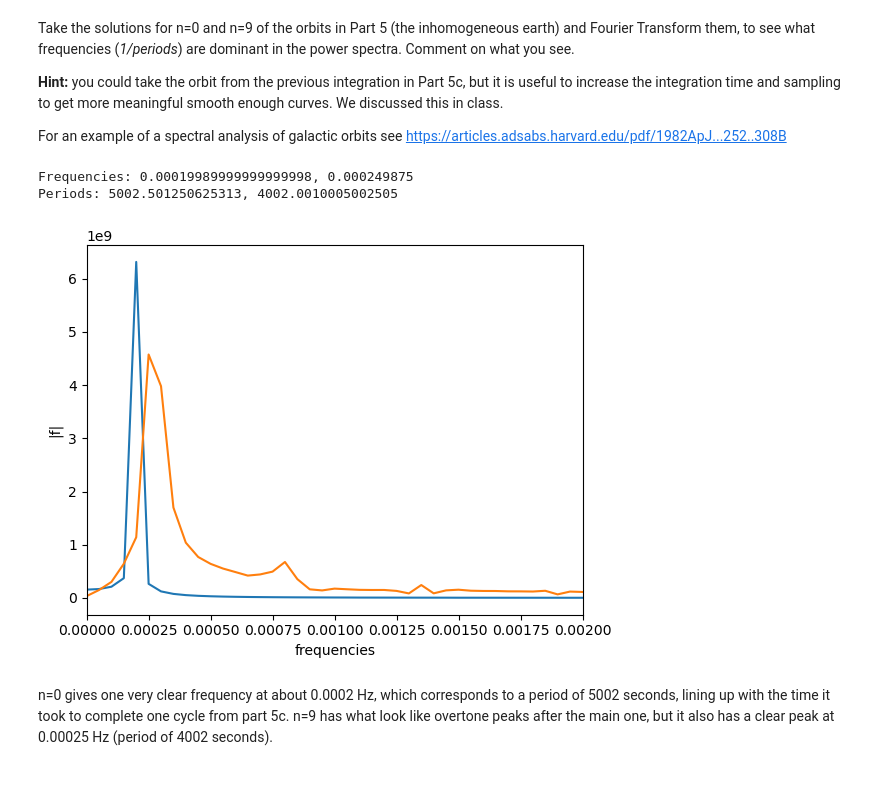
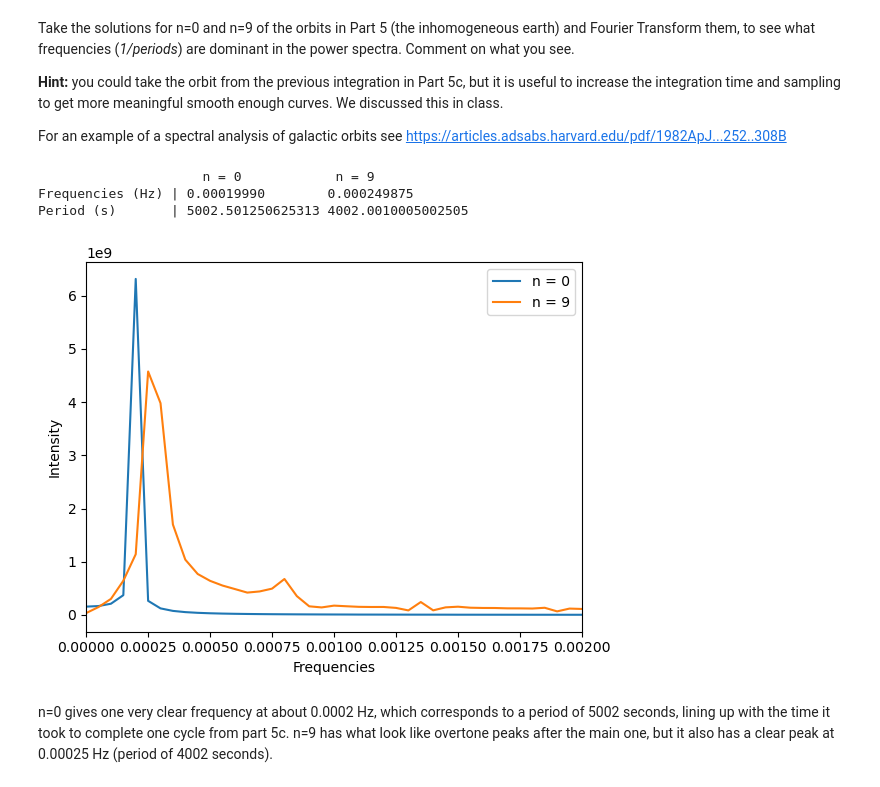
Before and after one commit to jmverma/PHYS265-spring26, a Jupyter notebook: Lab3/lab3.ipynb, the cells around one changed output. Cells and saved outputs as stored; diff of their text form; code cells hidden in the pictures.

```diff
--- a/Lab3/lab3.ipynb
+++ b/Lab3/lab3.ipynb
@@ -625,26 +625,29 @@ For an example of a spectral analysis of galactic orbits see https://articles.ad
 # %%
 solnx = np.linspace(0,20000,2000)
 n = 0
 soln0 = solve_ivp(F_s, t_span=[solnx.min(), solnx.max()], y0=[R,0], t_eval=solnx, args=(n,))
 n = 9
 soln9 = solve_ivp(F_s, t_span=[solnx.min(), solnx.max()], y0=[R,0], t_eval=solnx, args=(n,))
 
 f0 = np.fft.rfft(soln0.y[0])
 f9 = np.fft.rfft(soln9.y[0])
 freq = np.fft.rfftfreq(len(solnx),solnx[1]-solnx[0])
 
 fig, ax = plt.subplots()
-ax.plot(freq, np.abs(f0))
-ax.plot(freq, np.abs(f9))
-ax.set_xlabel("frequencies")
-ax.set_ylabel("|f|")
+ax.plot(freq, np.abs(f0), label="n = 0")
+ax.plot(freq, np.abs(f9), label="n = 9")
+ax.set_xlabel("Frequencies")
+ax.set_ylabel("Intensity")
 ax.set_xlim(0,0.002)
+ax.legend()
 
-print(f"Frequencies: {freq[np.abs(f0.argmax())]}, {freq[np.abs(f9.argmax())]}")
-print(f"Periods: {1/freq[np.abs(f0.argmax())]}, {1/freq[np.abs(f9.argmax())]}")
+print("                     n = 0            n = 9              ")
+print(f"Frequencies (Hz) | {freq[np.abs(f0.argmax())]:.8f}        {freq[np.abs(f9.argmax())]}")
+print(f"Period (s)       | {1/freq[np.abs(f0.argmax())]} {1/freq[np.abs(f9.argmax())]}")
 # %% [output]
-Frequencies: 0.00019989999999999998, 0.000249875
-Periods: 5002.501250625313, 4002.0010005002505
+                     n = 0            n = 9
+Frequencies (Hz) | 0.00019990        0.000249875
+Period (s)       | 5002.501250625313 4002.0010005002505
-[figure, old version]
+[figure, new version]
 # %% [markdown]
 n=0 gives one very clear frequency at about 0.0002 Hz, which corresponds to a period of 5002 seconds, lining up with the time it took to complete one cycle from part 5c. n=9 has what look like overtone peaks after the main one, but it also has a clear peak at 0.00025 Hz (period of 4002 seconds).
```
Also changed, not shown: 1 other file.
